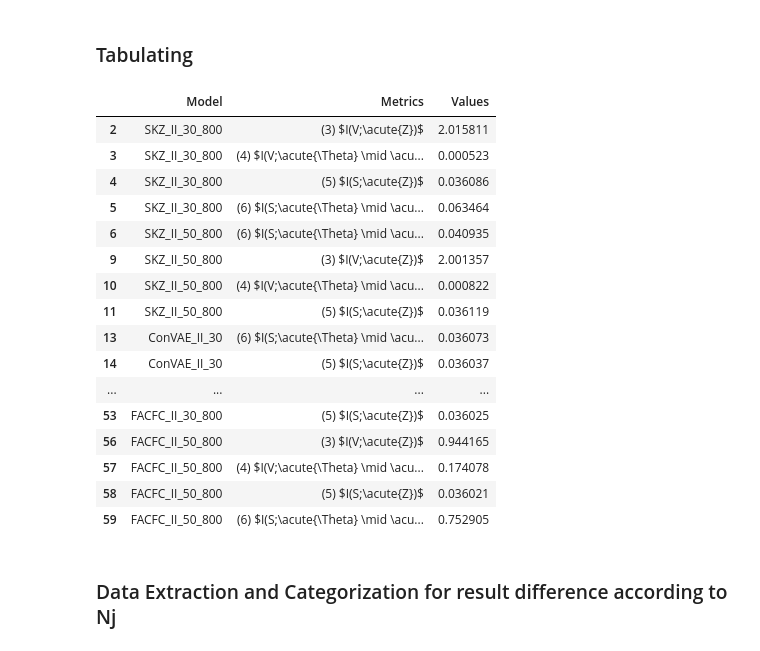
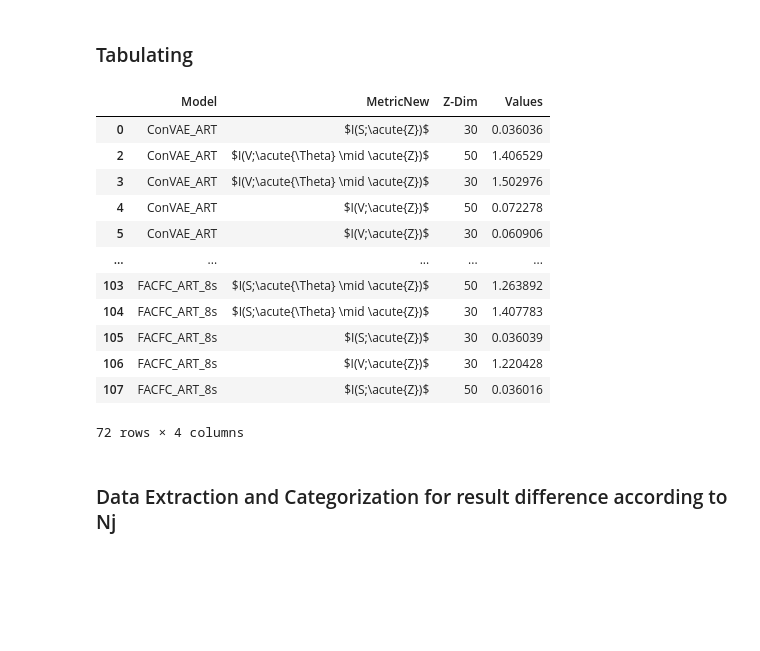
Before and after one commit to JunetaeKim/VABAM, a Jupyter notebook: VisualizationMetrics.ipynb, the cells around one changed output. Saved outputs shown, nothing was run; the diff lists cells and outputs as text; code cells hidden in the pictures; blank space fills up the shorter version.

```diff
--- a/VisualizationMetrics.ipynb
+++ b/VisualizationMetrics.ipynb
@@ -77,10 +105,10 @@ ModelRename = {}
 for model in MItableSet['Model'].unique():
     # Create a new model name based on specific patterns in the model string
     if bool(re.search('_\d{3}', model)):
-        ModelRename[model] = model[:-6] + model[-6:-4] + 'D-Z&' + model[-3:-2] + 's'
+        ModelRename[model] = model[:-6]  + model[-3:-2] + 's'
     else:
-        ModelRename[model] = model[:-2] + model[-2:] + 'D-Z'
+        ModelRename[model] = model[:-3]
 
     # Special renaming condition for models containing 'Base'
     if 'Base' in model:
-        ModelRename[model] = 'B-' + model[4:]
+        ModelRename[model] = 'B-VAE'
@@ -270,3 +271,14 @@ TabList_ART_800 = ['SKZ_ART_30_800','SKZ_ART_50_800', 'ConVAE_ART_30', 'ConVAE_A
 
 TabList_II_500 = ['SKZ_II_30_500','SKZ_II_50_500', 'ConVAE_II_30', 'ConVAE_II_50', 'SKZFC_II_30_500', 'SKZFC_II_50_500', 'TCMIDKZFC_II_30_500', 'TCMIDKZFC_II_50_500', 'FACFC_II_30_500', 'FACFC_II_50_500']
 TabList_II_800 = ['SKZ_II_30_800','SKZ_II_50_800', 'ConVAE_II_30', 'ConVAE_II_50', 'SKZFC_II_30_800', 'SKZFC_II_50_800', 'TCMIDKZFC_II_30_800', 'TCMIDKZFC_II_50_800', 'FACFC_II_30_800', 'FACFC_II_50_800']
+
+
+TabList_II = ['ConVAE_II_30', 'ConVAE_II_50',   'SKZ_II_30_500','SKZ_II_30_800', 'SKZ_II_50_500','SKZ_II_50_800',
+              'SKZFC_II_30_500', 'SKZFC_II_30_800', 'SKZFC_II_50_500', 'SKZFC_II_50_800',
+              'TCMIDKZFC_II_30_500', 'TCMIDKZFC_II_30_800', 'TCMIDKZFC_II_50_500', 'TCMIDKZFC_II_50_800',
+              'FACFC_II_30_500', 'FACFC_II_30_800', 'FACFC_II_50_500', 'FACFC_II_50_800']
+
+TabList_ART = ['ConVAE_ART_30', 'ConVAE_ART_50',   'SKZ_ART_30_500','SKZ_ART_30_800', 'SKZ_ART_50_500','SKZ_ART_50_800',
+              'SKZFC_ART_30_500', 'SKZFC_ART_30_800', 'SKZFC_ART_50_500', 'SKZFC_ART_50_800',
+              'TCMIDKZFC_ART_30_500', 'TCMIDKZFC_ART_30_800', 'TCMIDKZFC_ART_50_500', 'TCMIDKZFC_ART_50_800',
+              'FACFC_ART_30_500', 'FACFC_ART_30_800', 'FACFC_ART_50_500', 'FACFC_ART_50_800']
@@ -400,31 +393,27 @@ plt.show()
 # %% [markdown]
 ### Tabulating
 # %%
-AnalMItableEval =  AnalMItableSet.groupby(['Model','Metrics']).mean().reset_index().copy()
+AnalMItableEval =  AnalMItableSet[['Model','MetricNew', 'Z-Dim', 'Values']].groupby(['Model','MetricNew', 'Z-Dim']).mean().reset_index().copy()
 AnalMItableEval['SortKey'] = AnalMItableEval['Model'].map(DictModelLabel)
 # Sort the DataFrame based on the sorting key
 AnalMItableEval = AnalMItableEval.sort_values(by='SortKey').reset_index(drop=True)
 # Now you can drop the 'SortKey' column if you don't need it anymore
 AnalMItableEval = AnalMItableEval.drop(columns=['SortKey'])
-AnalMItableEval[AnalMItableEval['Metrics'].isin(metrics_categories)]
+AnalMItableEval[AnalMItableEval['MetricNew'].isin(metrics_categories)]
 # %% [output]
-|  | Model | Metrics | Values |
-| 2 | SKZ_II_30_800 | (3) $I(V;\acute{Z})$ | 2.015811 |
-| 3 | SKZ_II_30_800 | (4) $I(V;\acute{\Theta} \mid \acu... | 0.000523 |
-| 4 | SKZ_II_30_800 | (5) $I(S;\acute{Z})$ | 0.036086 |
-| 5 | SKZ_II_30_800 | (6) $I(S;\acute{\Theta} \mid \acu... | 0.063464 |
-| 6 | SKZ_II_50_800 | (6) $I(S;\acute{\Theta} \mid \acu... | 0.040935 |
-| 9 | SKZ_II_50_800 | (3) $I(V;\acute{Z})$ | 2.001357 |
-| 10 | SKZ_II_50_800 | (4) $I(V;\acute{\Theta} \mid \acu... | 0.000822 |
-| 11 | SKZ_II_50_800 | (5) $I(S;\acute{Z})$ | 0.036119 |
-| 13 | ConVAE_II_30 | (6) $I(S;\acute{\Theta} \mid \acu... | 0.036073 |
-| 14 | ConVAE_II_30 | (5) $I(S;\acute{Z})$ | 0.036037 |
-| ... | ... | ... | ... |
-| 53 | FACFC_II_30_800 | (5) $I(S;\acute{Z})$ | 0.036025 |
-| 56 | FACFC_II_50_800 | (3) $I(V;\acute{Z})$ | 0.944165 |
-| 57 | FACFC_II_50_800 | (4) $I(V;\acute{\Theta} \mid \acu... | 0.174078 |
-| 58 | FACFC_II_50_800 | (5) $I(S;\acute{Z})$ | 0.036021 |
-| 59 | FACFC_II_50_800 | (6) $I(S;\acute{\Theta} \mid \acu... | 0.752905 |
+|  | Model | MetricNew | Z-Dim | Values |
+| 0 | ConVAE_ART | $I(S;\acute{Z})$ | 30 | 0.036036 |
+| 2 | ConVAE_ART | $I(V;\acute{\Theta} \mid \acute{Z})$ | 50 | 1.406529 |
+| 3 | ConVAE_ART | $I(V;\acute{\Theta} \mid \acute{Z})$ | 30 | 1.502976 |
+| 4 | ConVAE_ART | $I(V;\acute{Z})$ | 50 | 0.072278 |
+| 5 | ConVAE_ART | $I(V;\acute{Z})$ | 30 | 0.060906 |
+| ... | ... | ... | ... | ... |
+| 103 | FACFC_ART_8s | $I(S;\acute{\Theta} \mid \acute{Z})$ | 50 | 1.263892 |
+| 104 | FACFC_ART_8s | $I(S;\acute{\Theta} \mid \acute{Z})$ | 30 | 1.407783 |
+| 105 | FACFC_ART_8s | $I(S;\acute{Z})$ | 30 | 0.036039 |
+| 106 | FACFC_ART_8s | $I(V;\acute{Z})$ | 30 | 1.220428 |
+| 107 | FACFC_ART_8s | $I(S;\acute{Z})$ | 50 | 0.036016 |
+72 rows × 4 columns
 # %% [markdown]
 ### Data Extraction and Categorization for result difference according to Nj
 # %%
```
Also changed, not shown: parts of 8 cells of this notebook, 8 other files.
